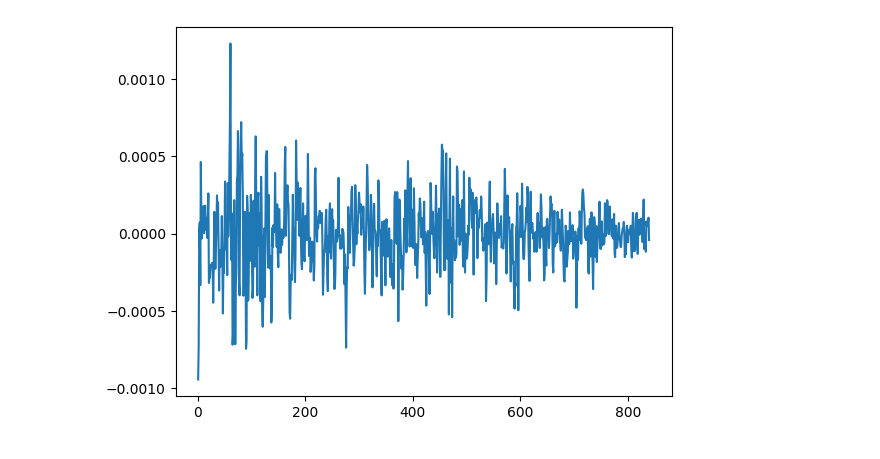
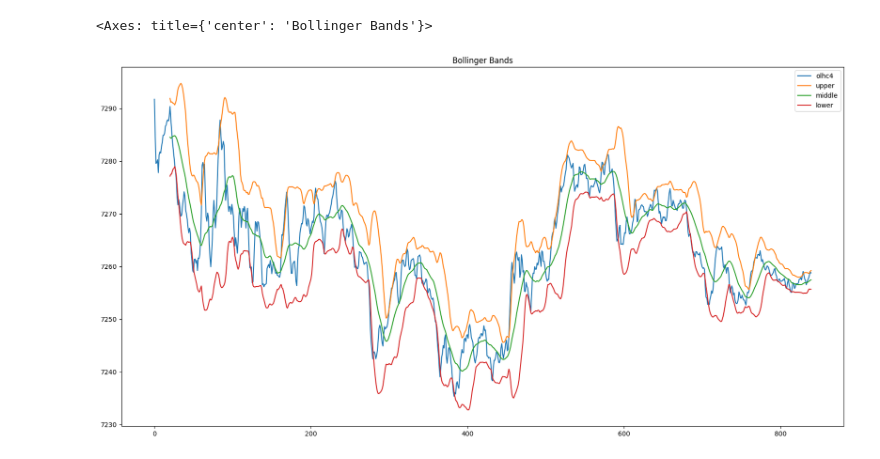
Before and after one commit to benkemt/IgTools, a Jupyter notebook: IgPlotly/ExtractIgData.ipynb, the cells around one changed output. Drawn from its saved outputs; the diff is of its cells as text; code cells hidden in the pictures.

Commit message:
use plotly

```diff
--- a/IgPlotly/ExtractIgData.ipynb
+++ b/IgPlotly/ExtractIgData.ipynb
@@ -1,8 +1,12 @@
 # %%
 import plotly.graph_objects as go
+from plotly.subplots import make_subplots
+
 import matplotlib.pyplot as plt
+
 import pandas as pd
 import numpy as np
+from talib import RSI, BBANDS, MACD
 #from datetime import datetime
 
 #create a dataframe from json file in data directory
@@ -14,11 +18,10 @@ def compute_average_ask_bid(price_data):
     else:
         return None
 
-
-df_org['closedprices'] = [compute_average_ask_bid(closedprice) for closedprice in df_org["ClosePrice"]];
+df_org['openPrices'] = [compute_average_ask_bid(OpenPrice) for OpenPrice in df_org["OpenPrice"]];
 df_org['highPrices'] = [compute_average_ask_bid(HighPrice) for HighPrice in df_org["HighPrice"]];
 df_org['lowPrices'] = [compute_average_ask_bid(LowPrice) for LowPrice in df_org["LowPrice"]];
-df_org['openPrices'] = [compute_average_ask_bid(OpenPrice) for OpenPrice in df_org["OpenPrice"]];
+df_org['closedprices'] = [compute_average_ask_bid(closedprice) for closedprice in df_org["ClosePrice"]];
 
 ## Drop rows with None values
 df_org.dropna(subset=['closedprices', 'highPrices', 'lowPrices', 'openPrices'], inplace=True)
@@ -29,5 +32,6 @@ df_org['olhc4'] = (df_org['closedprices'] + df_org['highPrices'] + df_org['lowPr
 # Compute log returns
 df_org['log_returns'] = np.log(df_org['olhc4'] / df_org['olhc4'].shift(1))
 
+df_org['SnapshotTime'] = pd.to_datetime(df_org['SnapshotTime'], format='ISO8601')
 
 df_org.head()
@@ -43,5 +40,3 @@ df_org.head()
 
 plt.plot(df_org['log_returns'] )
 plt.show()
-# %% [output]
-[figure, removed]
@@ -47,0 +45,11 @@ plt.show()
+# %%
+
+up, mid, low = BBANDS(df_org.olhc4, timeperiod=21, nbdevup=1.5, nbdevdn=1.5, matype=0)
+# %%
+data = pd.DataFrame({'olhc4': df_org['olhc4'], 'upper': up, 'middle': mid, 'lower': low})
+# %%
+
+data.plot(figsize=(20, 10), title='Bollinger Bands')
+# %% [output]
+<Axes: title={'center': 'Bollinger Bands'}>
+[figure, added]
```
Also changed, not shown: parts of 3 cells of this notebook.
